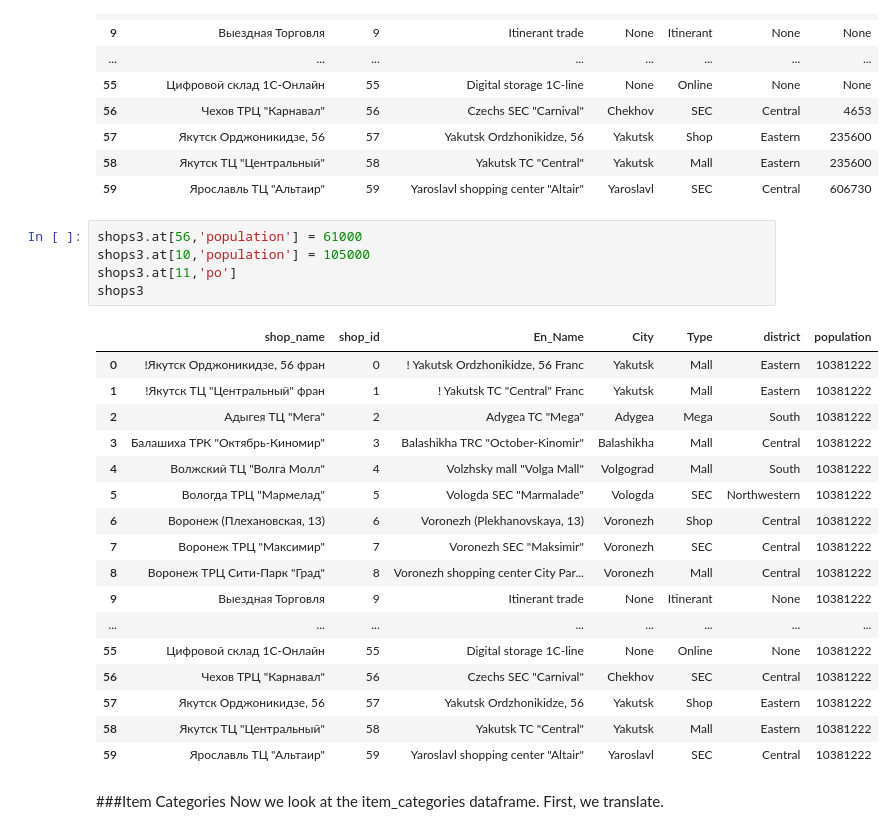
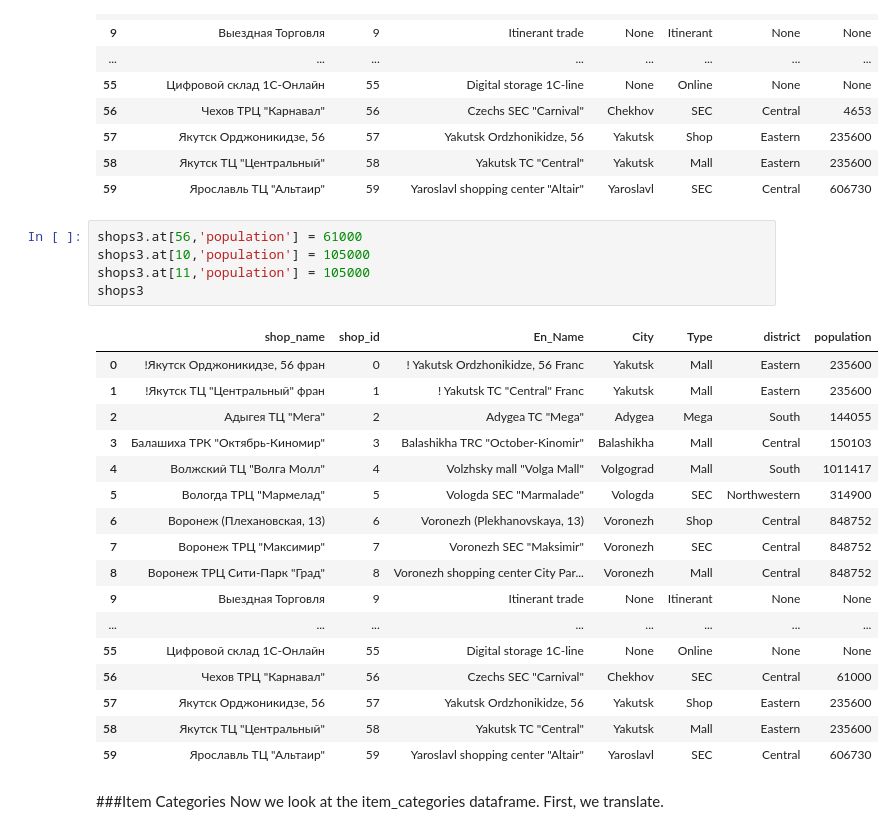
Before and after one commit to migai/Kag, a Jupyter notebook: ipynb_versions/MG_EDA_v2.2.ipynb, the cells around one changed output. Saved outputs shown, nothing was run; the diff lists cells and outputs as text.

Commit message:
add population to shops3.csv

```diff
--- a/ipynb_versions/MG_EDA_v2.2.ipynb
+++ b/ipynb_versions/MG_EDA_v2.2.ipynb
@@ -484,26 +484,26 @@ shops3
 # %%
 shops3.at[56,'population'] = 61000
 shops3.at[10,'population'] = 105000
-shops3.at[11,'po']
+shops3.at[11,'population'] = 105000
 shops3
 # %% [output]
 |  | shop_name | shop_id | En_Name | City | Type | district | population |
-| 0 | !Якутск Орджоникидзе, 56 фран | 0 | ! Yakutsk Ordzhonikidze, 56 Franc | Yakutsk | Mall | Eastern | 10381222 |
-| 1 | !Якутск ТЦ "Центральный" фран | 1 | ! Yakutsk TC "Central" Franc | Yakutsk | Mall | Eastern | 10381222 |
-| 2 | Адыгея ТЦ "Мега" | 2 | Adygea TC "Mega" | Adygea | Mega | South | 10381222 |
-| 3 | Балашиха ТРК "Октябрь-Киномир" | 3 | Balashikha TRC "October-Kinomir" | Balashikha | Mall | Central | 10381222 |
-| 4 | Волжский ТЦ "Волга Молл" | 4 | Volzhsky mall "Volga Mall" | Volgograd | Mall | South | 10381222 |
-| 5 | Вологда ТРЦ "Мармелад" | 5 | Vologda SEC "Marmalade" | Vologda | SEC | Northwestern | 10381222 |
-| 6 | Воронеж (Плехановская, 13) | 6 | Voronezh (Plekhanovskaya, 13) | Voronezh | Shop | Central | 10381222 |
-| 7 | Воронеж ТРЦ "Максимир" | 7 | Voronezh SEC "Maksimir" | Voronezh | SEC | Central | 10381222 |
-| 8 | Воронеж ТРЦ Сити-Парк "Град" | 8 | Voronezh shopping center City Par... | Voronezh | Mall | Central | 10381222 |
-| 9 | Выездная Торговля | 9 | Itinerant trade | None | Itinerant | None | 10381222 |
+| 0 | !Якутск Орджоникидзе, 56 фран | 0 | ! Yakutsk Ordzhonikidze, 56 Franc | Yakutsk | Mall | Eastern | 235600 |
+| 1 | !Якутск ТЦ "Центральный" фран | 1 | ! Yakutsk TC "Central" Franc | Yakutsk | Mall | Eastern | 235600 |
+| 2 | Адыгея ТЦ "Мега" | 2 | Adygea TC "Mega" | Adygea | Mega | South | 144055 |
+| 3 | Балашиха ТРК "Октябрь-Киномир" | 3 | Balashikha TRC "October-Kinomir" | Balashikha | Mall | Central | 150103 |
+| 4 | Волжский ТЦ "Волга Молл" | 4 | Volzhsky mall "Volga Mall" | Volgograd | Mall | South | 1011417 |
+| 5 | Вологда ТРЦ "Мармелад" | 5 | Vologda SEC "Marmalade" | Vologda | SEC | Northwestern | 314900 |
+| 6 | Воронеж (Плехановская, 13) | 6 | Voronezh (Plekhanovskaya, 13) | Voronezh | Shop | Central | 848752 |
+| 7 | Воронеж ТРЦ "Максимир" | 7 | Voronezh SEC "Maksimir" | Voronezh | SEC | Central | 848752 |
+| 8 | Воронеж ТРЦ Сити-Парк "Град" | 8 | Voronezh shopping center City Par... | Voronezh | Mall | Central | 848752 |
+| 9 | Выездная Торговля | 9 | Itinerant trade | None | Itinerant | None | None |
 | ... | ... | ... | ... | ... | ... | ... | ... |
-| 55 | Цифровой склад 1С-Онлайн | 55 | Digital storage 1C-line | None | Online | None | 10381222 |
-| 56 | Чехов ТРЦ "Карнавал" | 56 | Czechs SEC "Carnival" | Chekhov | SEC | Central | 10381222 |
-| 57 | Якутск Орджоникидзе, 56 | 57 | Yakutsk Ordzhonikidze, 56 | Yakutsk | Shop | Eastern | 10381222 |
-| 58 | Якутск ТЦ "Центральный" | 58 | Yakutsk TC "Central" | Yakutsk | Mall | Eastern | 10381222 |
-| 59 | Ярославль ТЦ "Альтаир" | 59 | Yaroslavl shopping center "Altair" | Yaroslavl | SEC | Central | 10381222 |
+| 55 | Цифровой склад 1С-Онлайн | 55 | Digital storage 1C-line | None | Online | None | None |
+| 56 | Чехов ТРЦ "Карнавал" | 56 | Czechs SEC "Carnival" | Chekhov | SEC | Central | 61000 |
+| 57 | Якутск Орджоникидзе, 56 | 57 | Yakutsk Ordzhonikidze, 56 | Yakutsk | Shop | Eastern | 235600 |
+| 58 | Якутск ТЦ "Центральный" | 58 | Yakutsk TC "Central" | Yakutsk | Mall | Eastern | 235600 |
+| 59 | Ярославль ТЦ "Альтаир" | 59 | Yaroslavl shopping center "Altair" | Yaroslavl | SEC | Central | 606730 |
 # %% [markdown]
 ###Item Categories
 Now we look at the item_categories dataframe.  First, we translate.
```
Also changed, not shown: 1 other file.
